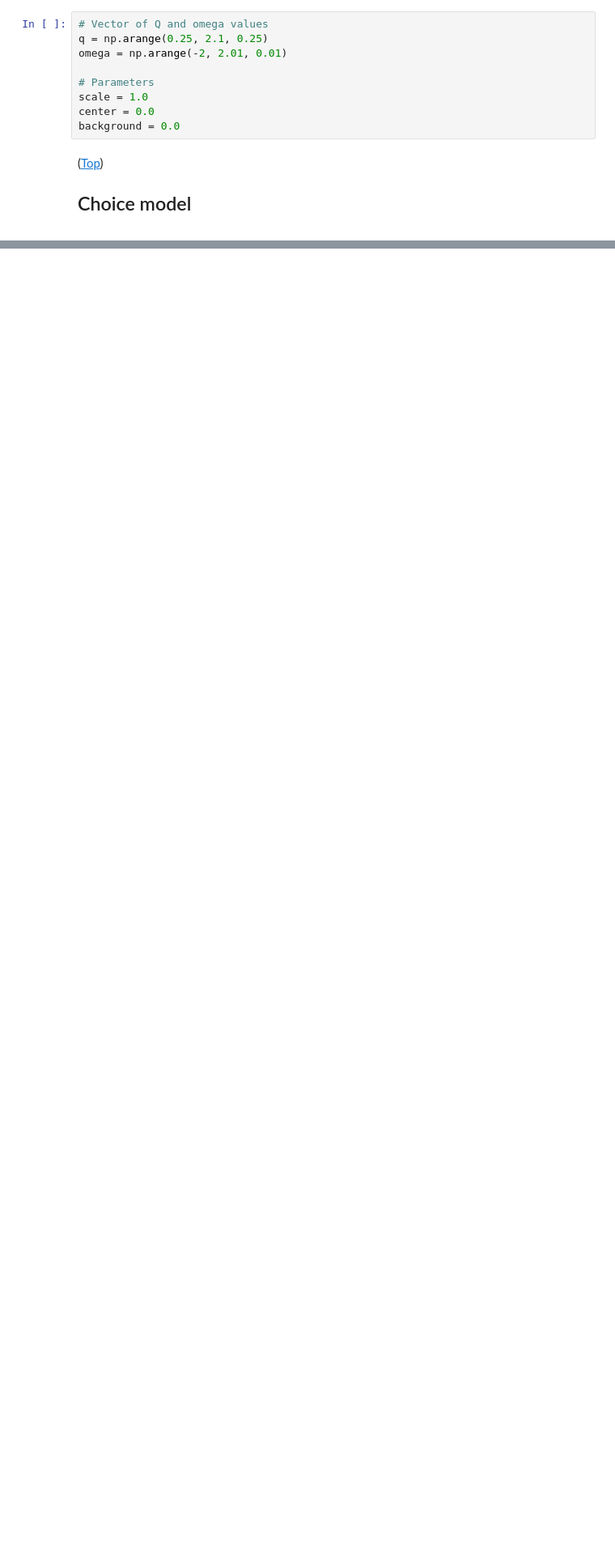
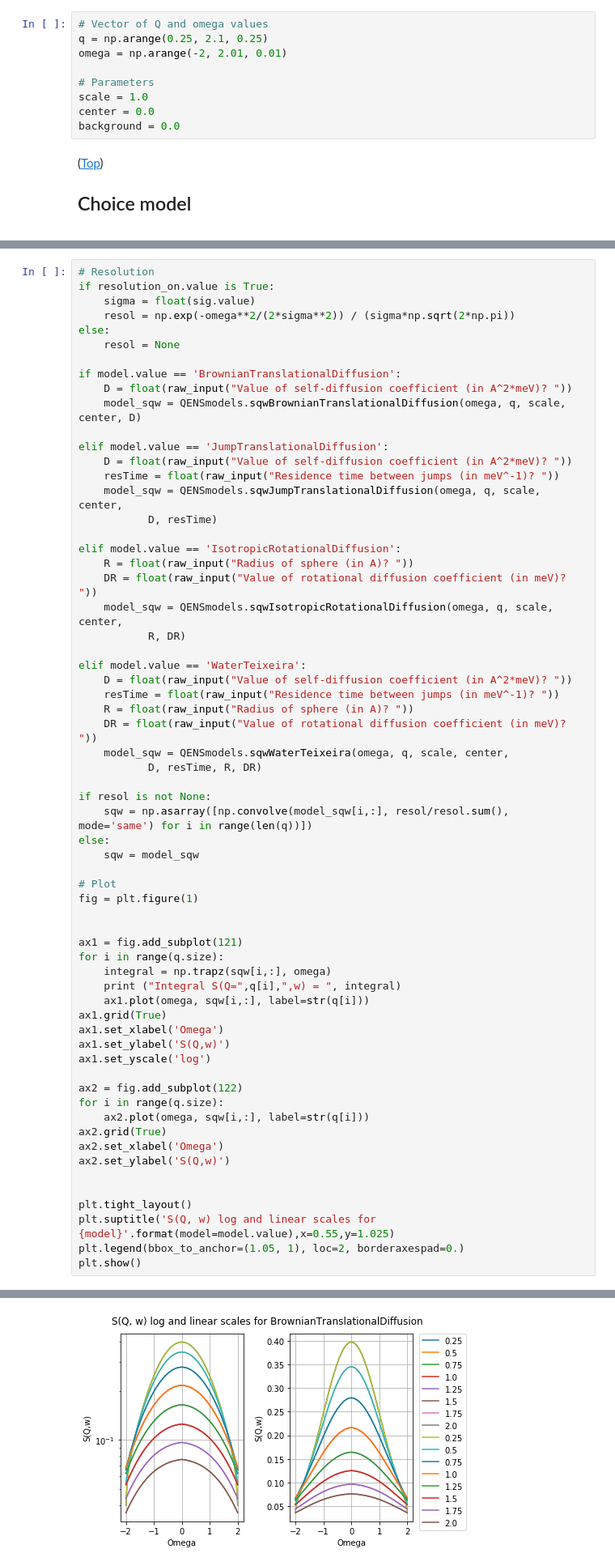
Before and after one commit to QENSlibrary/QENSmodels, a Jupyter notebook: tools/Test_models.ipynb, the cells around one changed output, grey strips where cells are left out. Shown at 81% size. Saved outputs shown, nothing was run; the diff lists cells and outputs as text; blank space fills up the shorter version.

```diff
--- a/tools/Test_models.ipynb
+++ b/tools/Test_models.ipynb
@@ -80,3 +79,67 @@ else:
     display(Javascript('IPython.notebook.execute_cell(IPython.notebook.get_selected_index()+1)'))
 # %% [output]
 [interactive output not drawn]
+# %%
+# Resolution
+if resolution_on.value is True:
+    sigma = float(sig.value)
+    resol = np.exp(-omega**2/(2*sigma**2)) / (sigma*np.sqrt(2*np.pi))
+else:
+    resol = None
+
+if model.value == 'BrownianTranslationalDiffusion':
+    D = float(raw_input("Value of self-diffusion coefficient (in A^2*meV)? "))
+    model_sqw = QENSmodels.sqwBrownianTranslationalDiffusion(omega, q, scale, center, D)
+
+elif model.value == 'JumpTranslationalDiffusion':
+    D = float(raw_input("Value of self-diffusion coefficient (in A^2*meV)? "))
+    resTime = float(raw_input("Residence time between jumps (in meV^-1)? "))
+    model_sqw = QENSmodels.sqwJumpTranslationalDiffusion(omega, q, scale, center,
+           D, resTime)
+
+elif model.value == 'IsotropicRotationalDiffusion':
+    R = float(raw_input("Radius of sphere (in A)? "))
+    DR = float(raw_input("Value of rotational diffusion coefficient (in meV)? "))
+    model_sqw = QENSmodels.sqwIsotropicRotationalDiffusion(omega, q, scale, center,
+           R, DR)
+
+elif model.value == 'WaterTeixeira':
+    D = float(raw_input("Value of self-diffusion coefficient (in A^2*meV)? "))
+    resTime = float(raw_input("Residence time between jumps (in meV^-1)? "))
+    R = float(raw_input("Radius of sphere (in A)? "))
+    DR = float(raw_input("Value of rotational diffusion coefficient (in meV)? "))
+    model_sqw = QENSmodels.sqwWaterTeixeira(omega, q, scale, center,
+           D, resTime, R, DR)
+
+if resol is not None:
+    sqw = np.asarray([np.convolve(model_sqw[i,:], resol/resol.sum(), mode='same') for i in range(len(q))])
+else:
+    sqw = model_sqw
+
+# Plot
+fig = plt.figure(1)
+
+
+ax1 = fig.add_subplot(121)
+for i in range(q.size):
+    integral = np.trapz(sqw[i,:], omega)
+    print ("Integral S(Q=",q[i],",w) = ", integral)
+    ax1.plot(omega, sqw[i,:], label=str(q[i]))
+ax1.grid(True)
+ax1.set_xlabel('Omega')
+ax1.set_ylabel('S(Q,w)')
+ax1.set_yscale('log')
+
+ax2 = fig.add_subplot(122)
+for i in range(q.size):
+    ax2.plot(omega, sqw[i,:], label=str(q[i]))
+ax2.grid(True)
+ax2.set_xlabel('Omega')
+ax2.set_ylabel('S(Q,w)')
+
+
+plt.tight_layout()
+plt.suptitle('S(Q, w) log and linear scales for {model}'.format(model=model.value),x=0.55,y=1.025)
+plt.legend(bbox_to_anchor=(1.05, 1), loc=2, borderaxespad=0.)
+plt.show()
+# %% [output]
@@ -83 +155,2 @@ else:
+[figure, added]
 # %%
```
Also changed, not shown: parts of 4 cells of this notebook, 11 other files.
